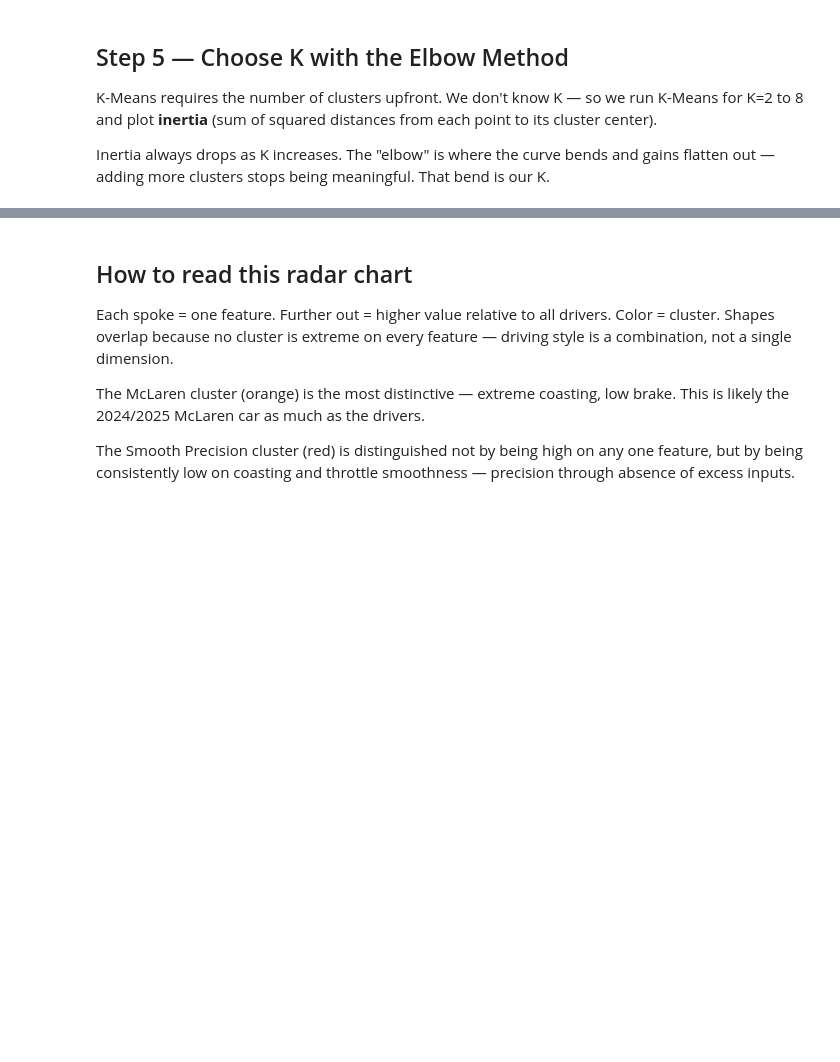
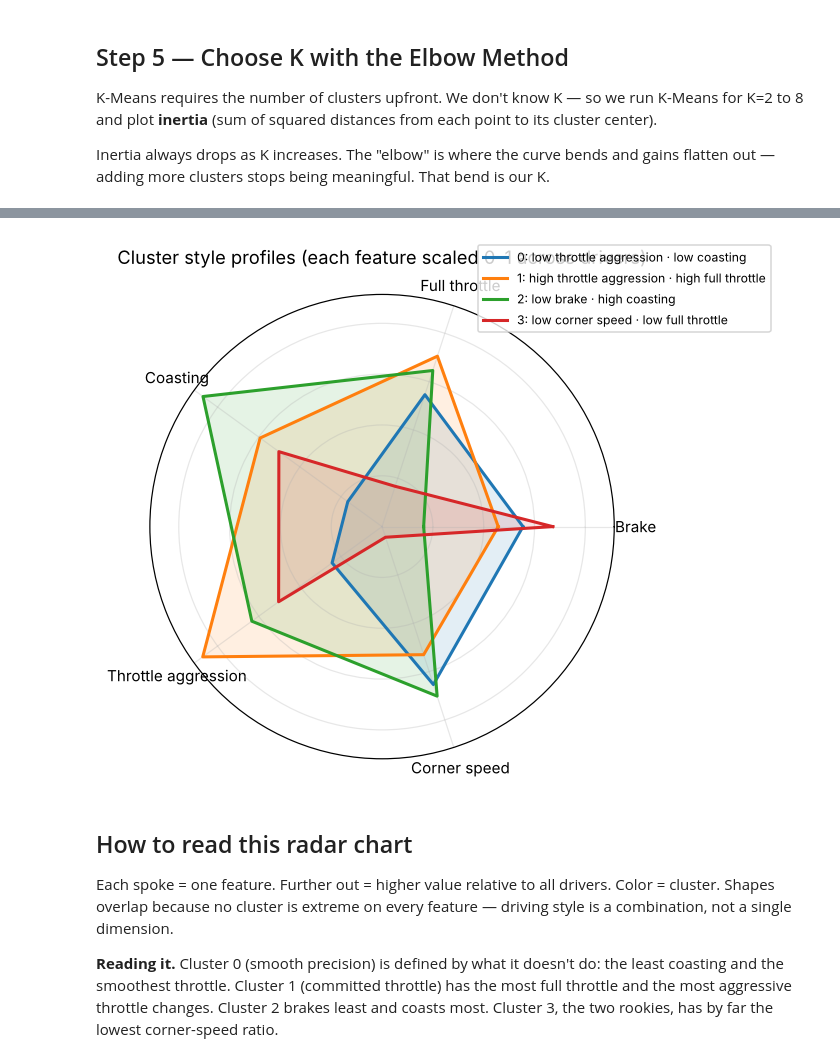
Before and after one commit to pdf1802/f1-data-science, a Jupyter notebook: notebooks/driver_style_fingerprinting.ipynb, the cells around one changed output, grey strips where cells are left out. Saved outputs shown, nothing was run; the diff lists cells and outputs as text; code cells hidden in the pictures; blank space fills up the shorter version.

```diff
--- a/notebooks/driver_style_fingerprinting.ipynb
+++ b/notebooks/driver_style_fingerprinting.ipynb
@@ -932,3 +555,19 @@ fig.show()
+# %%
+labels = [LABEL[f].capitalize() for f in FEATURE_COLS_CLEAN]
+norm = (df_drivers[FEATURE_COLS_CLEAN] - df_drivers[FEATURE_COLS_CLEAN].min()) / (
+        df_drivers[FEATURE_COLS_CLEAN].max() - df_drivers[FEATURE_COLS_CLEAN].min())
+angles = np.linspace(0, 2 * np.pi, len(labels), endpoint=False).tolist() + [0]
+fig, ax = plt.subplots(figsize=(6.5, 6.5), subplot_kw={"polar": True})
+for c in sorted(df_drivers.Cluster.unique()):
+    vals = norm[df_drivers.Cluster == c].mean().tolist()
+    ax.plot(angles, vals + vals[:1], color=COLOURS[c], lw=2, label=f"{c}: {CLUSTER_NAMES[c]}")
+    ax.fill(angles, vals + vals[:1], color=COLOURS[c], alpha=0.12)
+ax.set_xticks(angles[:-1], labels); ax.set_yticklabels([])
+ax.set_title("Cluster style profiles (each feature scaled 0–1 across drivers)", pad=20)
+ax.legend(loc="upper right", bbox_to_anchor=(1.35, 1.12), fontsize=8)
+plt.tight_layout(); plt.show()
+# %% [output]
+[figure, added]
 # %% [markdown]
 ## How to read this radar chart
 
@@ -936,9 +575,7 @@ Each spoke = one feature. Further out = higher value relative to all drivers.
 Color = cluster. Shapes overlap because no cluster is extreme on every feature —
 driving style is a combination, not a single dimension.
 
-The McLaren cluster (orange) is the most distinctive — extreme coasting,
-low brake. This is likely the 2024/2025 McLaren car as much as the drivers.
 
-The Smooth Precision cluster (red) is distinguished not by being high
-on any one feature, but by being consistently low on coasting and
-throttle smoothness — precision through absence of excess inputs.
+**Reading it.** Cluster 0 (smooth precision) is defined by what it doesn't do: the least coasting and the smoothest
+throttle. Cluster 1 (committed throttle) has the most full throttle and the most aggressive throttle changes.
+Cluster 2 brakes least and coasts most. Cluster 3, the two rookies, has by far the lowest corner-speed ratio.
```
Also changed, not shown: parts of 44 cells of this notebook, 2 other files.
